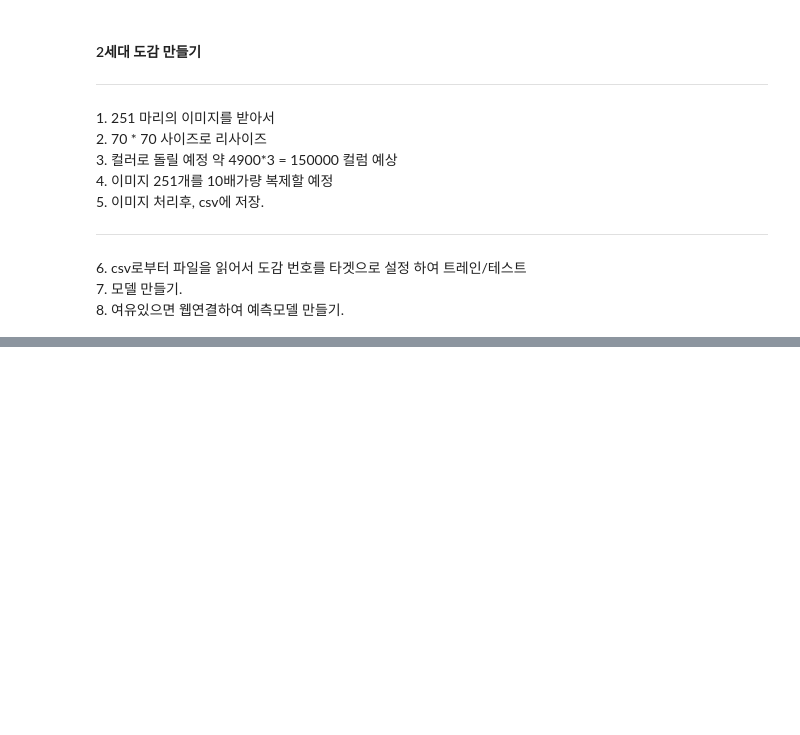
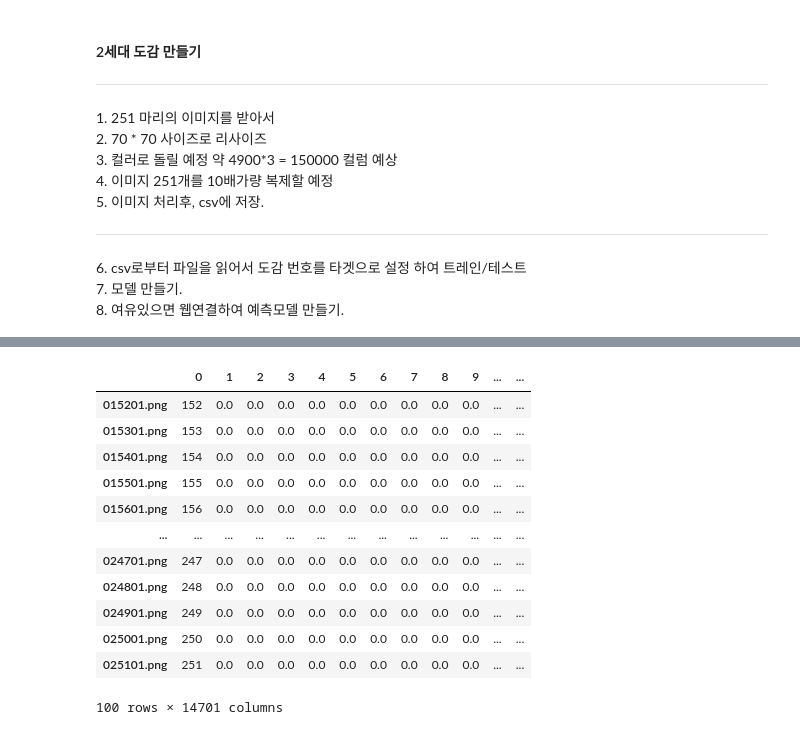
Before and after one commit to matdongsan5/ML, a Jupyter notebook: ML_CV/PROJECT_VISION/img_preprocess.ipynb, the cells around one changed output, grey strips where cells are left out. Drawn from its saved outputs; the diff is of its cells as text; code cells hidden in the pictures; blank space fills up the shorter version.

```diff
--- a/ML_CV/PROJECT_VISION/img_preprocess.ipynb
+++ b/ML_CV/PROJECT_VISION/img_preprocess.ipynb
@@ -113,18 +115,18 @@ print(len(imglist), imglist[150])
 # %%
-def make_test(img_dir, name,poke_num):
-    imglist = os.listdir(img_dir)
-    resultDF = pd.DataFrame(columns=list(range(14701)))
-    for i in imglist[:10]:
-        print(i)
-        a = cv2.imread(img_dir+i, cv2.IMREAD_COLOR)
-        # a = cv2.cvtColor(a, cv2.COLOR_BGR2RGB)
-        print(a.shape, 'a')
-        # b = remove_background(a)
-        c = resize_image(a, 70, 70)
-        print(c.shape, 'c')
-        cv2.imwrite('./_image/test/tested/'+i,c)
-        resultDF.loc[i,0] = poke_num
-        resultDF.loc[i,1:] = c.flatten()
-        resultDF.loc[:,1:] = resultDF.loc[:,1:].astype('float')/255
-        resultDF.to_csv(data_dir+name)
-    return resultDF
+# def make_test(img_dir, name,poke_num):
+#     imglist = os.listdir(img_dir)
+#     resultDF = pd.DataFrame(columns=list(range(14701)))
+#     for i in imglist[:10]:
+#         print(i)
+#         a = cv2.imread(img_dir+i, cv2.IMREAD_COLOR)
+#         # a = cv2.cvtColor(a, cv2.COLOR_BGR2RGB)
+#         print(a.shape, 'a')
+#         # b = remove_background(a)
+#         c = resize_image(a, 70, 70)
+#         print(c.shape, 'c')
+#         cv2.imwrite('./_image/test/tested/'+i,c)
+#         resultDF.loc[i,0] = poke_num
+#         resultDF.loc[i,1:] = c.flatten()
+#         resultDF.loc[:,1:] = resultDF.loc[:,1:].astype('float')/255
+#         resultDF.to_csv(data_dir+name)
+#     return resultDF
@@ -132,0 +186,4 @@ tempDF = make_test('./_image/test/', 'test152.csv', 152)
+# %%
+
+# 함수 호출 예시
+tempDF = make_test('./_image/', 'processed.csv')
@@ -133,2 +208,16 @@ tempDF = make_test('./_image/test/', 'test152.csv', 152)
 # %%
-tempDF.shape
+tempDF
+# %% [output]
+|  | 0 | 1 | 2 | 3 | 4 | 5 | 6 | 7 | 8 | 9 | ... | ... |
+| 015201.png | 152 | 0.0 | 0.0 | 0.0 | 0.0 | 0.0 | 0.0 | 0.0 | 0.0 | 0.0 | ... | ... |
+| 015301.png | 153 | 0.0 | 0.0 | 0.0 | 0.0 | 0.0 | 0.0 | 0.0 | 0.0 | 0.0 | ... | ... |
+| 015401.png | 154 | 0.0 | 0.0 | 0.0 | 0.0 | 0.0 | 0.0 | 0.0 | 0.0 | 0.0 | ... | ... |
+| 015501.png | 155 | 0.0 | 0.0 | 0.0 | 0.0 | 0.0 | 0.0 | 0.0 | 0.0 | 0.0 | ... | ... |
+| 015601.png | 156 | 0.0 | 0.0 | 0.0 | 0.0 | 0.0 | 0.0 | 0.0 | 0.0 | 0.0 | ... | ... |
+| ... | ... | ... | ... | ... | ... | ... | ... | ... | ... | ... | ... | ... |
+| 024701.png | 247 | 0.0 | 0.0 | 0.0 | 0.0 | 0.0 | 0.0 | 0.0 | 0.0 | 0.0 | ... | ... |
+| 024801.png | 248 | 0.0 | 0.0 | 0.0 | 0.0 | 0.0 | 0.0 | 0.0 | 0.0 | 0.0 | ... | ... |
+| 024901.png | 249 | 0.0 | 0.0 | 0.0 | 0.0 | 0.0 | 0.0 | 0.0 | 0.0 | 0.0 | ... | ... |
+| 025001.png | 250 | 0.0 | 0.0 | 0.0 | 0.0 | 0.0 | 0.0 | 0.0 | 0.0 | 0.0 | ... | ... |
+| 025101.png | 251 | 0.0 | 0.0 | 0.0 | 0.0 | 0.0 | 0.0 | 0.0 | 0.0 | 0.0 | ... | ... |
+100 rows × 14701 columns
```
Also changed, not shown: parts of 9 cells of this notebook, 4 other files.
